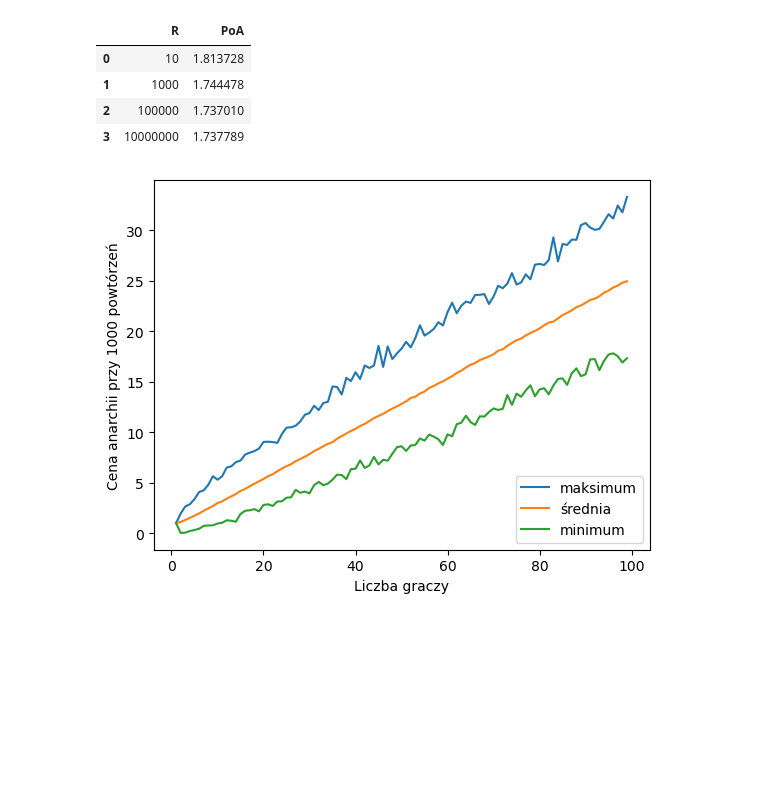
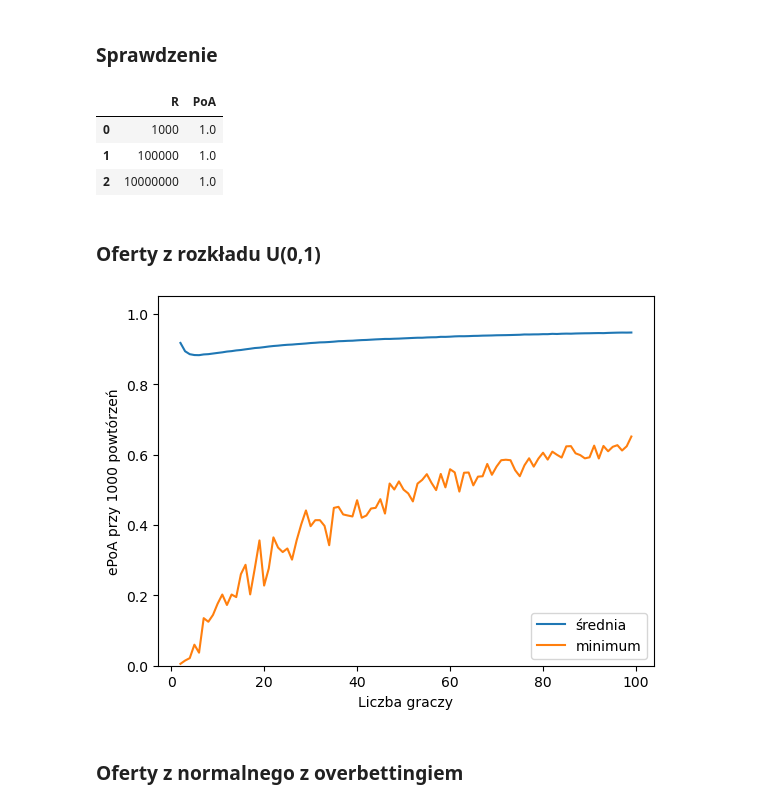
Before and after one commit to mlwnavis/PriceOfAnarchyAuctions, a Jupyter notebook: All-pay.ipynb, the cells around one changed output. Drawn from its saved outputs; the diff is of its cells as text; code cells hidden in the pictures; blank space fills up the shorter version.

```diff
--- a/All-pay.ipynb
+++ b/All-pay.ipynb
@@ -8,62 +8,62 @@ import pandas as pd
 from helpers import *
 # ensure the notebook generate the same randomess
 np.random.seed(1)
+# %% [markdown]
+### Sprawdzenie
 # %%
-N = 5
-R = [10, 10**3,10**5, 10**7]
+N = 2
+R = [10**3,10**5, 10**7]
 # %%
 PoA = []
 for r in R:
     v = np.random.uniform(0,1,(r,N))
-    b =  bet_random(v)
+    b = bet_Bayes_Nash_all(N, v)
 
     auctioneer_utility = [sum(bi) for bi in b]
-    winner_index=np.a
+    winner_index=np.argmax(b, axis=1)
     winner_utility = v[np.arange(r), winner_index] - b[np.arange(r), winner_index]
-    Welf = auctioneer_utility + winner_utility
+    Welf = v[np.arange(r), winner_index]
     Opt =v.max(axis = 1)
     PoA.append(np.mean(Welf/Opt))
 
 pd.DataFrame({"R":R, 'PoA':PoA})
 # %% [output]
 |  | R | PoA |
-| 0 | 10 | 1.813728 |
-| 1 | 1000 | 1.744478 |
-| 2 | 100000 | 1.737010 |
-| 3 | 10000000 | 1.737789 |
+| 0 | 1000 | 1.0 |
+| 1 | 100000 | 1.0 |
+| 2 | 10000000 | 1.0 |
+# %% [markdown]
+### Oferty z rozkładu U(0,1)
 # %%
 n = 100
-r = 1000
+r = 100000
 # %%
 PoA_mean = []
 PoA_min = []
-PoA_max = []
 
-for N in range(1,n):
-    v = np.random.uniform(0,1,(r, N))
+for N in range(2,n):
+    v = np.random.uniform(0,1,(r,N))
     b =  bet_random(v)
-    auctioneer_reve = [sum(bi) for bi in b]
 
+    auctioneer_utility = [sum(bi) for bi in b]
     winner_index=np.argmax(b, axis=1)
-    winner_reve = v[np.arange(r), winner_index] - b[np.arange(r), winner_index]
-
-    Welf = auctioneer_reve + winner_reve
-
+    winner_utility = v[np.arange(r), winner_index] - b[np.arange(r), winner_index]
+    Welf = v[np.arange(r), winner_index]
     Opt =v.max(axis = 1)
     PoA = Welf/Opt
     PoA_mean.append(np.mean(PoA))
     PoA_min.append(min(PoA))
-    PoA_max.append(max(PoA))
 # %%
 fig, ax = plt.subplots()
-x = list(range(1,n))
-ax.plot(x,PoA_max, label = 'maksimum')
+x = list(range(2,n))
 ax.plot(x,PoA_mean, label = 'średnia')
 ax.plot(x,PoA_min, label = 'minimum')
 plt.xlabel("Liczba graczy")
-plt.ylabel("Cena anarchii przy 1000 powtórzeń")
+plt.ylabel("ePoA przy 1000 powtórzeń")
 ax.legend(loc='lower right')
-#plt.ylim(0, 1.05)
-plt.savefig('normal.png')
+plt.ylim(0, 1.05)
+plt.savefig('pictures/uniform/uniform_all_pay.png')
 # %% [output]
-[figure, old version]
+[figure, new version]
+# %% [markdown]
+### Oferty z normalnego z overbettingiem
```
Also changed, not shown: parts of 5 cells of this notebook, 5 other files.
